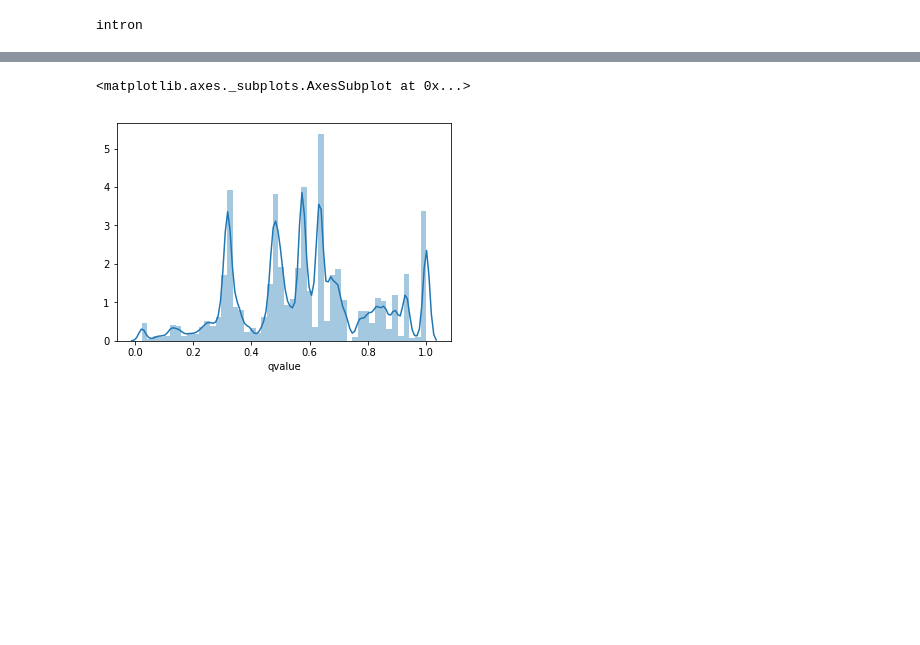
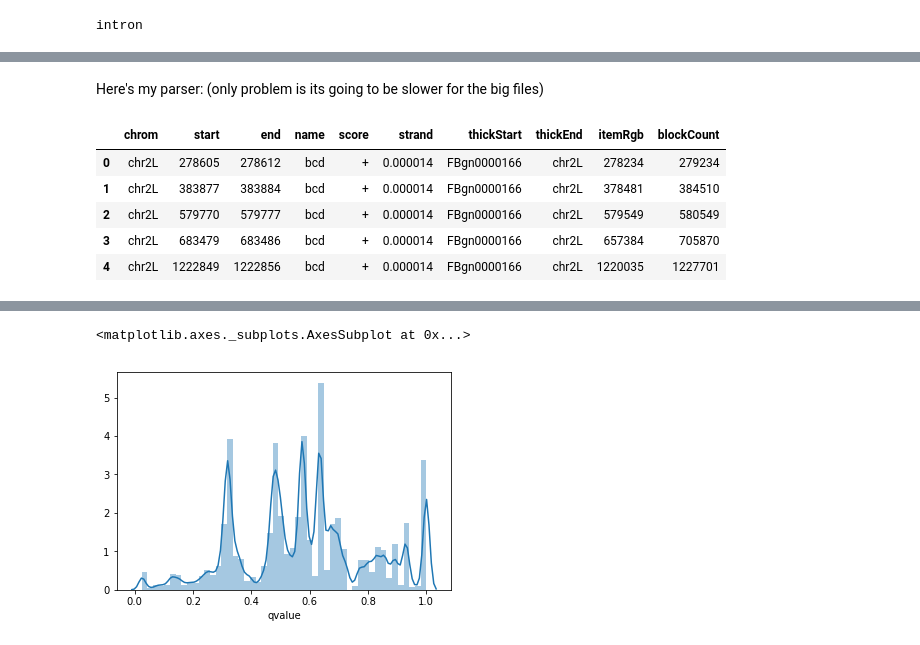
Before and after one commit to jfear/s2rnai, a Jupyter notebook: notebook/develop/2017-09-12_introns.ipynb, the cells around one changed output, grey strips where cells are left out. Cells and saved outputs as stored; diff of their text form; code cells hidden in the pictures; blank space fills up the shorter version.

Commit message:
updates notebook (corrected introns, all databases besides flyFactor)

```diff
--- a/notebook/develop/2017-09-12_introns.ipynb
+++ b/notebook/develop/2017-09-12_introns.ipynb
@@ -166,0 +47,7 @@ new_df.head()
+# %%
+slopped = transcripts.slop(b=1000, s=True, genome='dm6').saveas()
+# %%
+diff = slopped.subtract(transcripts, s=True)
+# %%
+#woo Justin says looks good
+intslop = diff.cat(introns).saveas('../../data/dm6_intron_sloptranscript.bed')
@@ -166,0 +69,2 @@ new_df.head()
+# %% [markdown]
+Here's my parser: (only problem is its going to be slower for the big files)
@@ -166,0 +95,11 @@ new_df.head()
+# %%
+dm_intersect = pybedtools.BedTool('../../data/dmmpmm.bed').intersect(intslop, wb=True).saveas().to_dataframe()
+# %%
+dm_intersect.head()
+# %% [output]
+|  | chrom | start | end | name | score | strand | thickStart | thickEnd | itemRgb | blockCount |
+| 0 | chr2L | 278605 | 278612 | bcd | + | 0.000014 | FBgn0000166 | chr2L | 278234 | 279234 |
+| 1 | chr2L | 383877 | 383884 | bcd | + | 0.000014 | FBgn0000166 | chr2L | 378481 | 384510 |
+| 2 | chr2L | 579770 | 579777 | bcd | + | 0.000014 | FBgn0000166 | chr2L | 579549 | 580549 |
+| 3 | chr2L | 683479 | 683486 | bcd | + | 0.000014 | FBgn0000166 | chr2L | 657384 | 705870 |
+| 4 | chr2L | 1222849 | 1222856 | bcd | + | 0.000014 | FBgn0000166 | chr2L | 1220035 | 1227701 |
```
Also changed, not shown: parts of 92 cells of this notebook.
